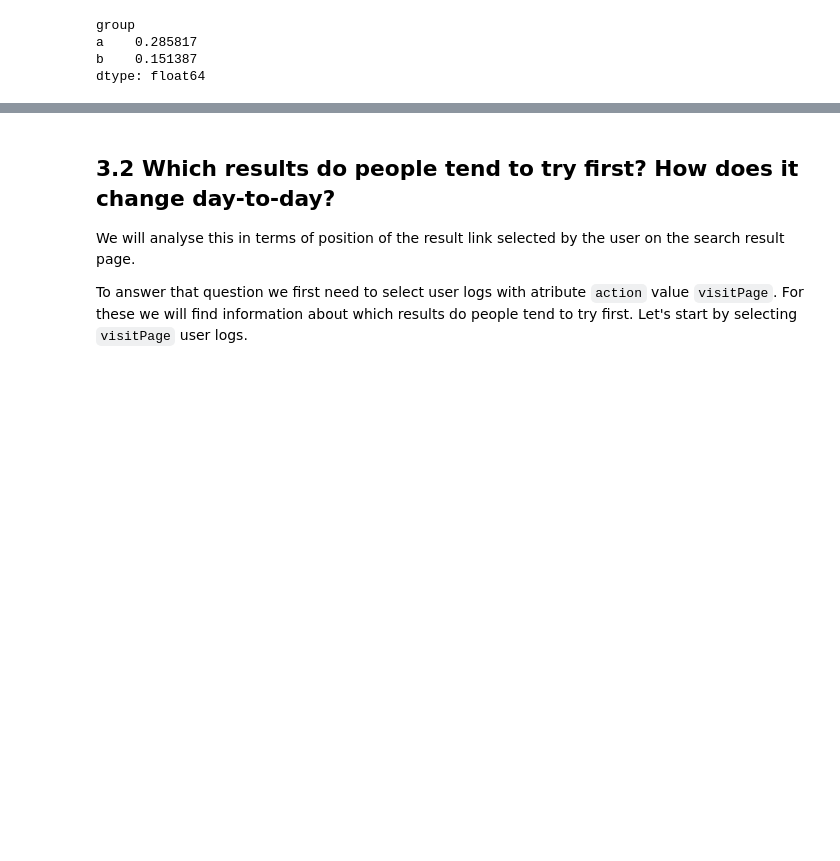
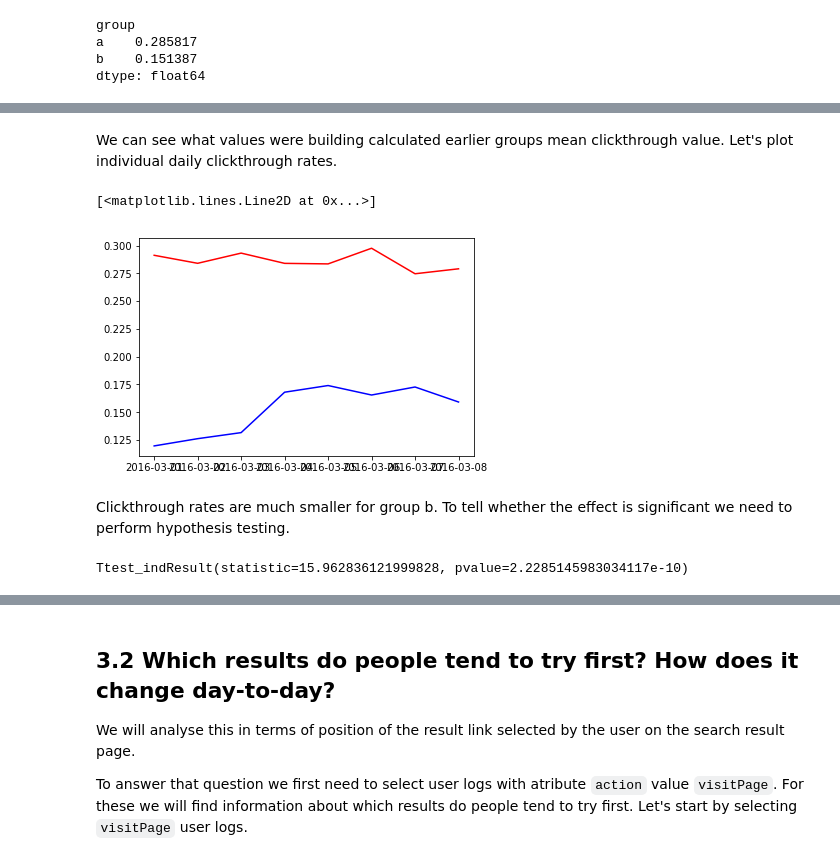
Before and after one commit to msznajder/wikipedia_users_activity_analysis, a Jupyter notebook: wikipedia_analysis.ipynb, the cells around one changed output, grey strips where cells are left out. Drawn from its saved outputs; the diff is of its cells as text; code cells hidden in the pictures; blank space fills up the shorter version.

Commit message:
Answered how does day-to-day clickthrough rate vary between the groups.

```diff
--- a/wikipedia_analysis.ipynb
+++ b/wikipedia_analysis.ipynb
@@ -476,0 +483,4 @@ For group `a` the overall clickthrough rate is 0.2858 and for group `b` it is 0.
+# %%
+a_activity_grouped_day = activity_grouped_group.get_group("a").groupby(activity_df["timestamp"].dt.date)
+a_clickthrough_rate_by_day = a_activity_grouped_day.apply(get_clickthrough_rate)
+a_clickthrough_rate_by_day
@@ -476,0 +498,4 @@ For group `a` the overall clickthrough rate is 0.2858 and for group `b` it is 0.
+# %%
+b_activity_grouped_day = activity_grouped_group.get_group("b").groupby(activity_df["timestamp"].dt.date)
+b_clickthrough_rate_by_day = b_activity_grouped_day.apply(get_clickthrough_rate)
+b_clickthrough_rate_by_day
@@ -476,0 +513,16 @@ For group `a` the overall clickthrough rate is 0.2858 and for group `b` it is 0.
+# %% [markdown]
+We can see what values were building calculated earlier groups mean clickthrough value. Let's plot individual daily clickthrough rates.
+# %%
+plt.plot(a_clickthrough_rate_by_day, color="red")
+plt.plot(b_clickthrough_rate_by_day, color="blue")
+# %% [output]
+[<matplotlib.lines.Line2D at 0x...>]
+[figure, added]
+# %% [markdown]
+Clickthrough rates are much smaller for group b. To tell whether the effect is significant we need to perform hypothesis testing.
+# %%
+from scipy import stats
+
+stats.ttest_ind(a_clickthrough_rate_by_day, b_clickthrough_rate_by_day)
+# %% [output]
+Ttest_indResult(statistic=15.962836121999828, pvalue=2.2285145983034117e-10)
```
Also changed, not shown: parts of 10 cells of this notebook.
